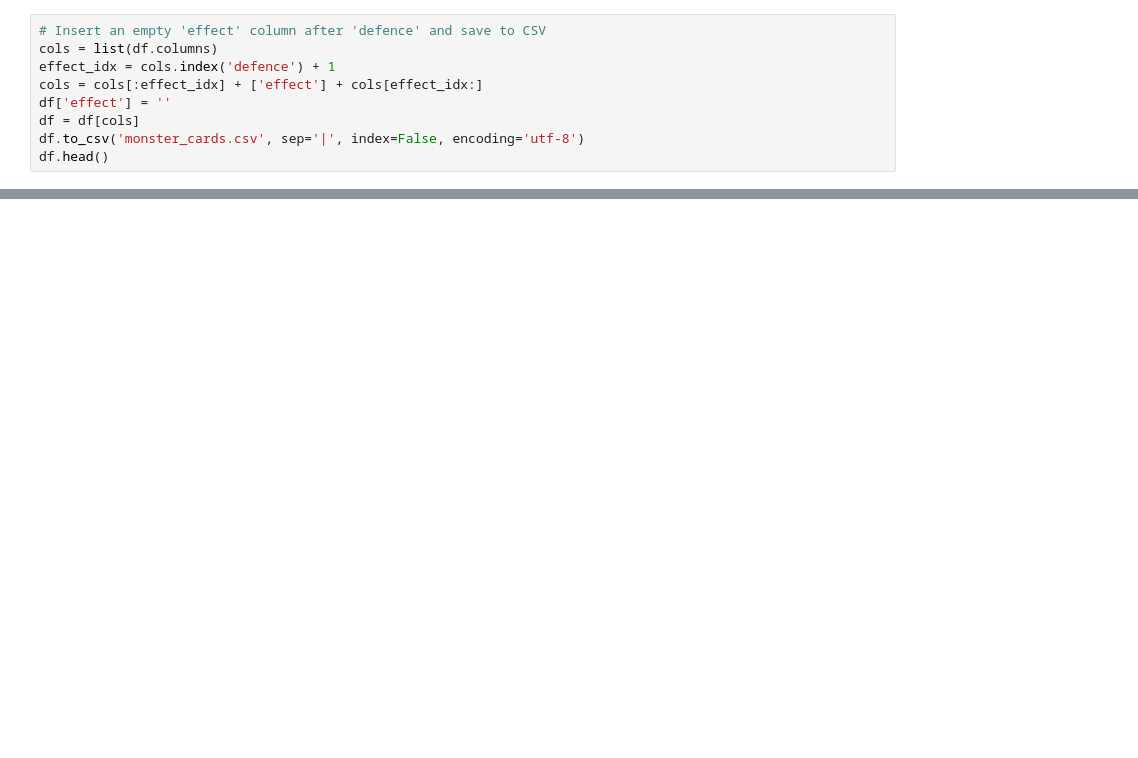
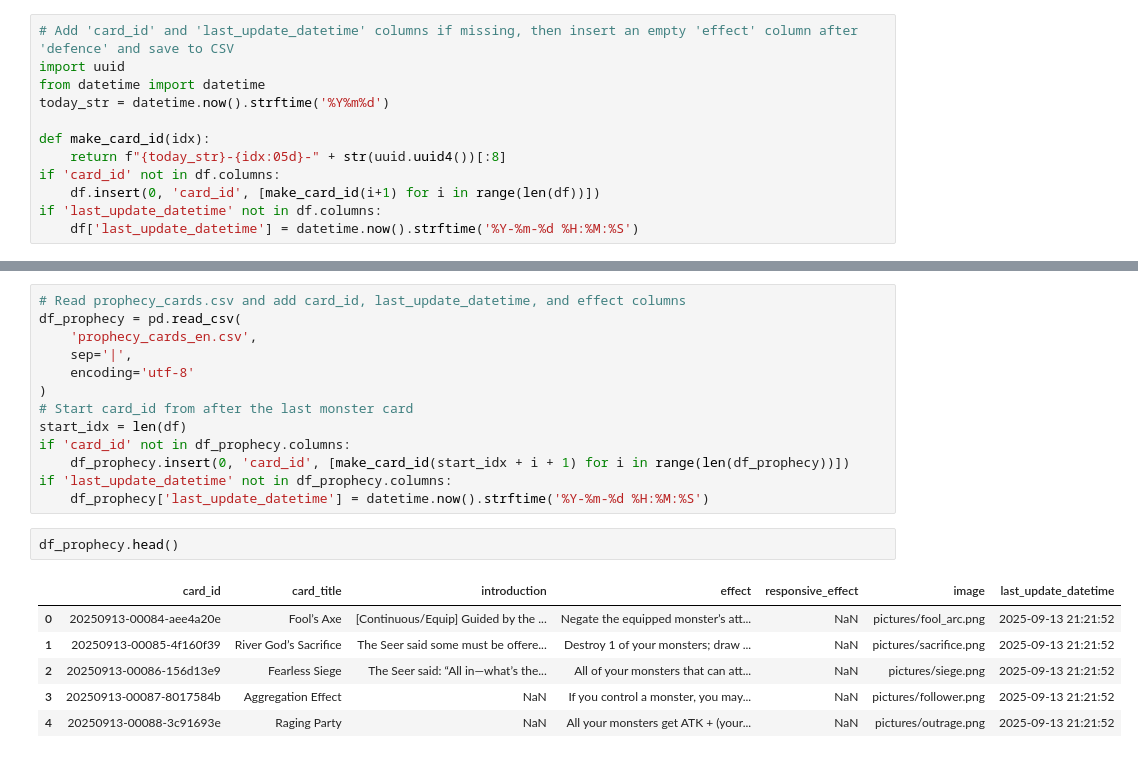
Before and after one commit to Apollo1840/BoardGame, a Jupyter notebook: GemuLand/cards_modifier.ipynb, the cells around one changed output, grey strips where cells are left out. Cells and saved outputs as stored; diff of their text form; blank space fills up the shorter version.

```diff
--- a/GemuLand/cards_modifier.ipynb
+++ b/GemuLand/cards_modifier.ipynb
@@ -14,9 +37,12 @@ df = pd.read_csv(
 # %%
-# Insert an empty 'effect' column after 'defence' and save to CSV
-cols = list(df.columns)
-effect_idx = cols.index('defence') + 1
-cols = cols[:effect_idx] + ['effect'] + cols[effect_idx:]
-df['effect'] = ''
-df = df[cols]
-df.to_csv('monster_cards.csv', sep='|', index=False, encoding='utf-8')
-df.head()
+# Add 'card_id' and 'last_update_datetime' columns if missing, then insert an empty 'effect' column after 'defence' and save to CSV
+import uuid
+from datetime import datetime
+today_str = datetime.now().strftime('%Y%m%d')
+
+def make_card_id(idx):
+    return f"{today_str}-{idx:05d}-" + str(uuid.uuid4())[:8]
+if 'card_id' not in df.columns:
+    df.insert(0, 'card_id', [make_card_id(i+1) for i in range(len(df))])
+if 'last_update_datetime' not in df.columns:
+    df['last_update_datetime'] = datetime.now().strftime('%Y-%m-%d %H:%M:%S')
@@ -29,0 +68,22 @@ df.head()
+# %%
+# Read prophecy_cards.csv and add card_id, last_update_datetime, and effect columns
+df_prophecy = pd.read_csv(
+    'prophecy_cards_en.csv',
+    sep='|',
+    encoding='utf-8'
+)
+# Start card_id from after the last monster card
+start_idx = len(df)
+if 'card_id' not in df_prophecy.columns:
+    df_prophecy.insert(0, 'card_id', [make_card_id(start_idx + i + 1) for i in range(len(df_prophecy))])
+if 'last_update_datetime' not in df_prophecy.columns:
+    df_prophecy['last_update_datetime'] = datetime.now().strftime('%Y-%m-%d %H:%M:%S')
+# %%
+df_prophecy.head()
+# %% [output]
+|  | card_id | card_title | introduction | effect | responsive_effect | image | last_update_datetime |
+| 0 | 20250913-00084-aee4a20e | Fool’s Axe | [Continuous/Equip] Guided by the ... | Negate the equipped monster’s att... | NaN | pictures/fool_arc.png | 2025-09-13 21:21:52 |
+| 1 | 20250913-00085-4f160f39 | River God’s Sacrifice | The Seer said some must be offere... | Destroy 1 of your monsters; draw ... | NaN | pictures/sacrifice.png | 2025-09-13 21:21:52 |
+| 2 | 20250913-00086-156d13e9 | Fearless Siege | The Seer said: “All in—what’s the... | All of your monsters that can att... | NaN | pictures/siege.png | 2025-09-13 21:21:52 |
+| 3 | 20250913-00087-8017584b | Aggregation Effect | NaN | If you control a monster, you may... | NaN | pictures/follower.png | 2025-09-13 21:21:52 |
+| 4 | 20250913-00088-3c91693e | Raging Party | NaN | All your monsters get ATK + (your... | NaN | pictures/outrage.png | 2025-09-13 21:21:52 |
```
Also changed, not shown: parts of 8 cells of this notebook, 12 other files.
